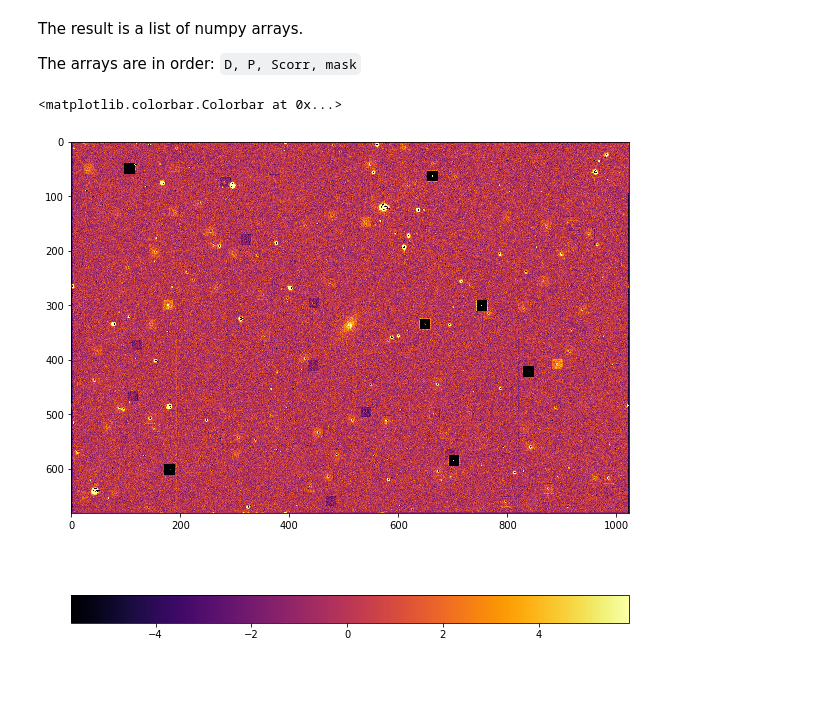
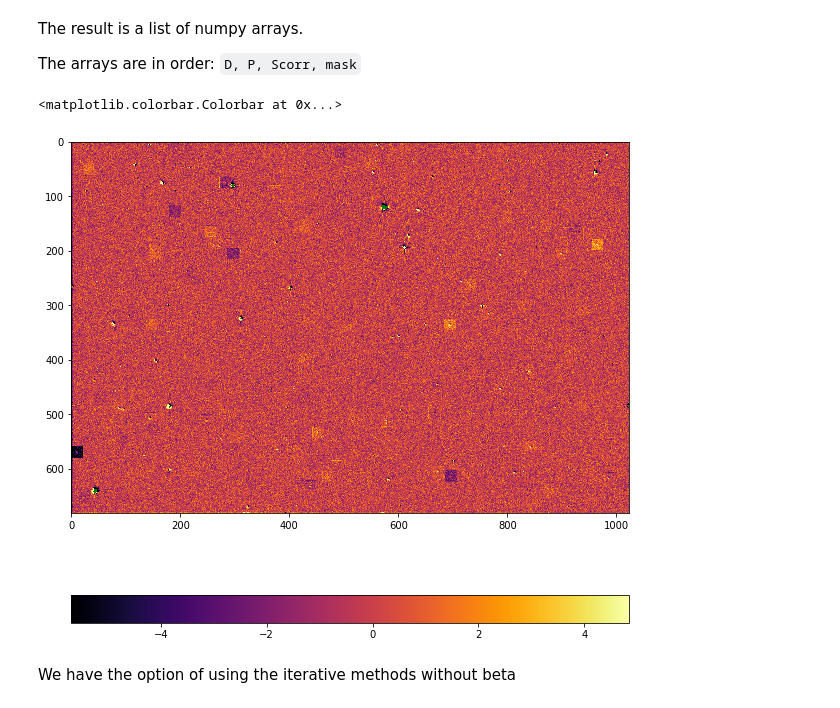
Before and after one commit to quatrope/ProperImage, a Jupyter notebook: docs/source/tutorial/Tutorial04.ipynb, the cells around one changed output. Drawn from its saved outputs; the diff is of its cells as text; code cells hidden in the pictures; blank space fills up the shorter version.

```diff
--- a/docs/source/tutorial/Tutorial04.ipynb
+++ b/docs/source/tutorial/Tutorial04.ipynb
@@ -46,6 +48,11 @@ D = result[0]
 P = result[1]
 Scorr = result[2]
 mask = result[3]
+# %%
+palette = copy(plt.cm.inferno)
+palette.set_bad('g', alpha=1)
+#palette.set_under('k', 1.0)
+#palette.set_over('w', 1.0)
 # %%
 norm = ImageNormalize(D.real, interval=ZScaleInterval(),
                       stretch=LinearStretch())
@@ -116,10 +126,13 @@ The arrays are in order: `D, P, Scorr, mask`
 # %%
 norm = ImageNormalize(D.real, interval=ZScaleInterval(),
                       stretch=LinearStretch())
 
 plt.figure(figsize=(10, 10))
-plt.imshow(D.real, cmap='inferno', norm=norm)
+plt.imshow(np.ma.MaskedArray(D.real, mask=mask),
+           cmap=palette, norm=norm, interpolation='none')
 plt.colorbar(orientation='horizontal')
 # %% [output]
 <matplotlib.colorbar.Colorbar at 0x...>
-[figure, old version]
+[figure, new version]
+# %% [markdown]
+We have the option of using the iterative methods without beta
```
Also changed, not shown: parts of 9 cells of this notebook, 8 other files.
